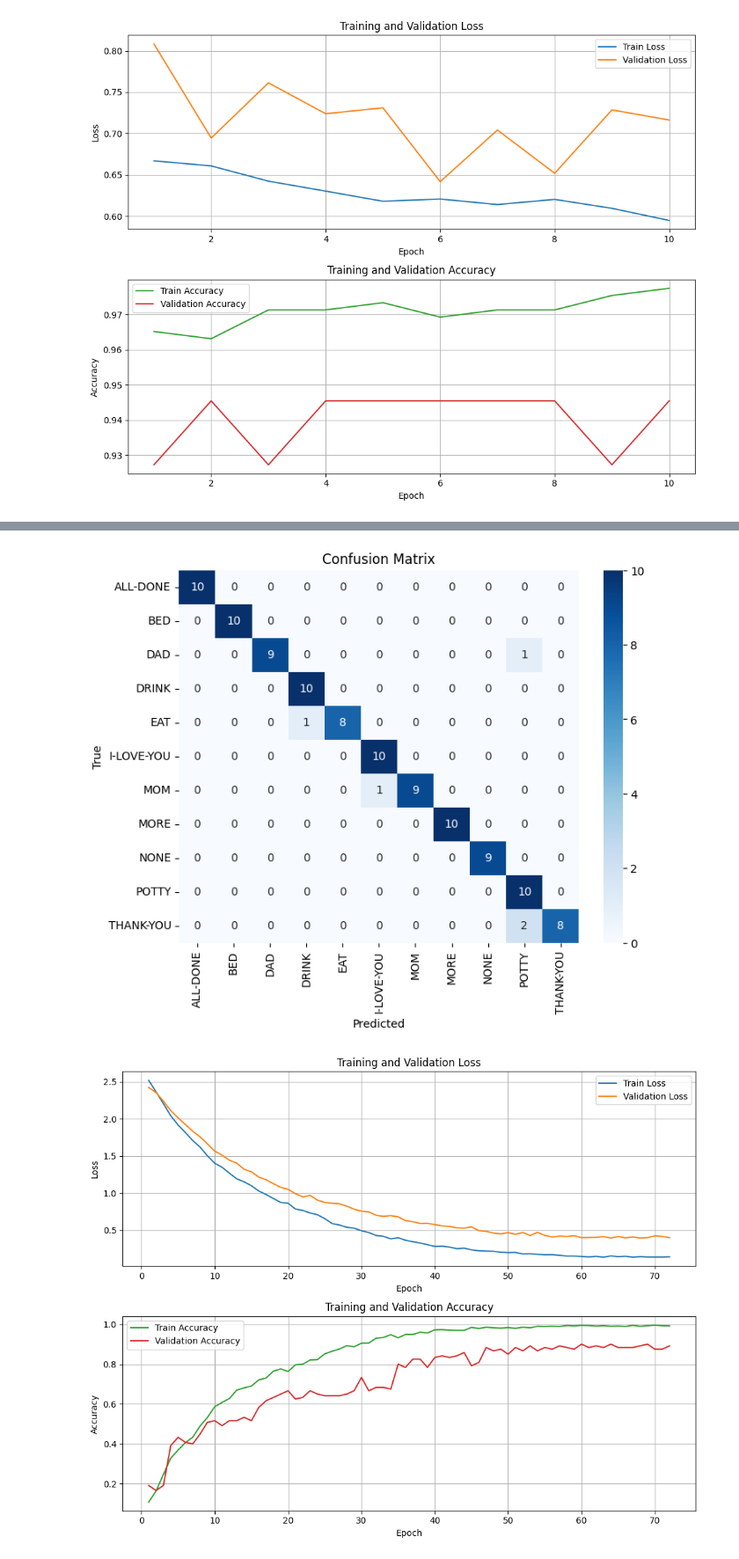
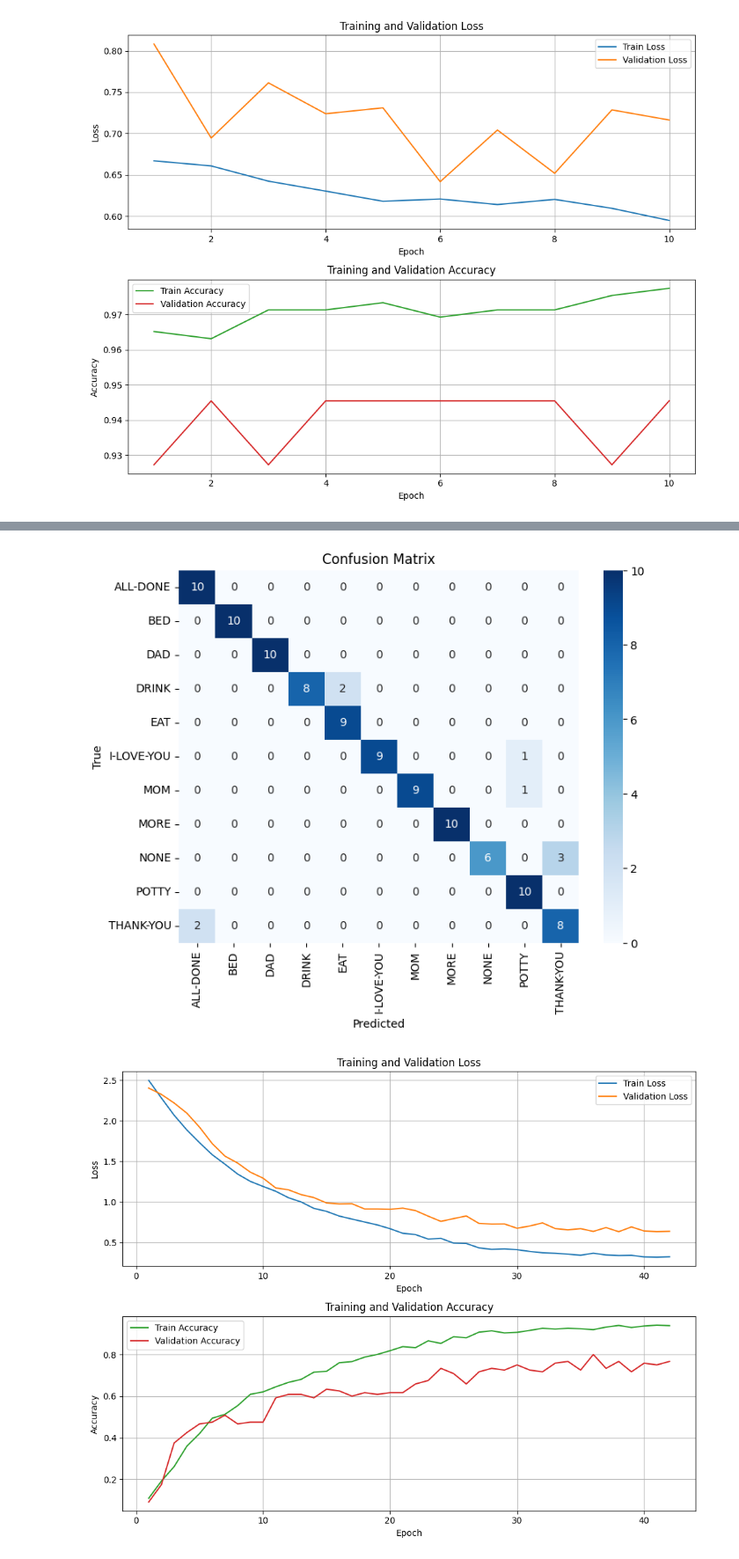
Before and after one commit to D3rrickLa/machine_learning_tfnmp, a Jupyter notebook: model/CNN_LSTM/v1/cnn_lstm_v1.ipynb, the cells around one changed output, grey strips where cells are left out. Shown at 88% size. Cells and saved outputs as stored; diff of their text form; code cells hidden in the pictures.

Commit message:
tuning model

```diff
--- a/model/CNN_LSTM/v1/cnn_lstm_v1.ipynb
+++ b/model/CNN_LSTM/v1/cnn_lstm_v1.ipynb
@@ -217,9 +217,11 @@ res = [item for item in landmark_columns if item.startswith(("r", "l"))]
 # only augment train
 X_train_augmented, y_train = augment_model(X_train, y_train, noise_level=0.05, translation_vector=[0.6, -0.5, 0.05], rotation_angle=45)
 X_train_combined = pd.concat([X_train, X_train_augmented], axis=0, ignore_index=True)
+X_train_augmented_2, y_train = augment_model(X_train_combined, y_train, noise_level=0.04, translation_vector=[0.2, 0.65, -0.15], rotation_angle=-45)
+X_train_combined_2 = pd.concat([X_train_combined, X_train_augmented_2], axis=0, ignore_index=True)
 
 # note, features should be applied to both training and other sets, but for feature looking ahead in the data - time series feastures, only apply it to train
-X_train_fe = calculate_hand_motion_features(X_train_combined, res)
+X_train_fe = calculate_hand_motion_features(X_train_combined_2, res)
 X_val_fe = calculate_hand_motion_features(X_val, res)
 X_test_fe = calculate_hand_motion_features(X_test, res)
 
@@ -571,6 +585,8 @@ model_dev_1 = Sequential([
     InputLayer(shape=(sequence_length, 2044)),  # Shape of the input
     Conv1D(filters=384, kernel_size=3, activation='leaky_relu', kernel_regularizer=L1L2()),
     MaxPooling1D(pool_size=2),
+    LayerNormalization(),
+    Dense(156, activation="sigmoid"),
     Conv1D(filters=128, kernel_size=3, activation='tanh'),
     MaxPooling1D(pool_size=2),
     Conv1D(filters=64, kernel_size=3, activation='tanh'),
@@ -675,4 +691,4 @@ Test Accuracy: 0.9537037014961243
-[figure, old version]
+[figure, new version]
-[figure, old version]
+[figure, new version]
 # %%
 model_dev_1.save(f"model_dev_1{time.time_ns()}.keras")
```
Also changed, not shown: parts of 4 cells of this notebook, 2 other files.
